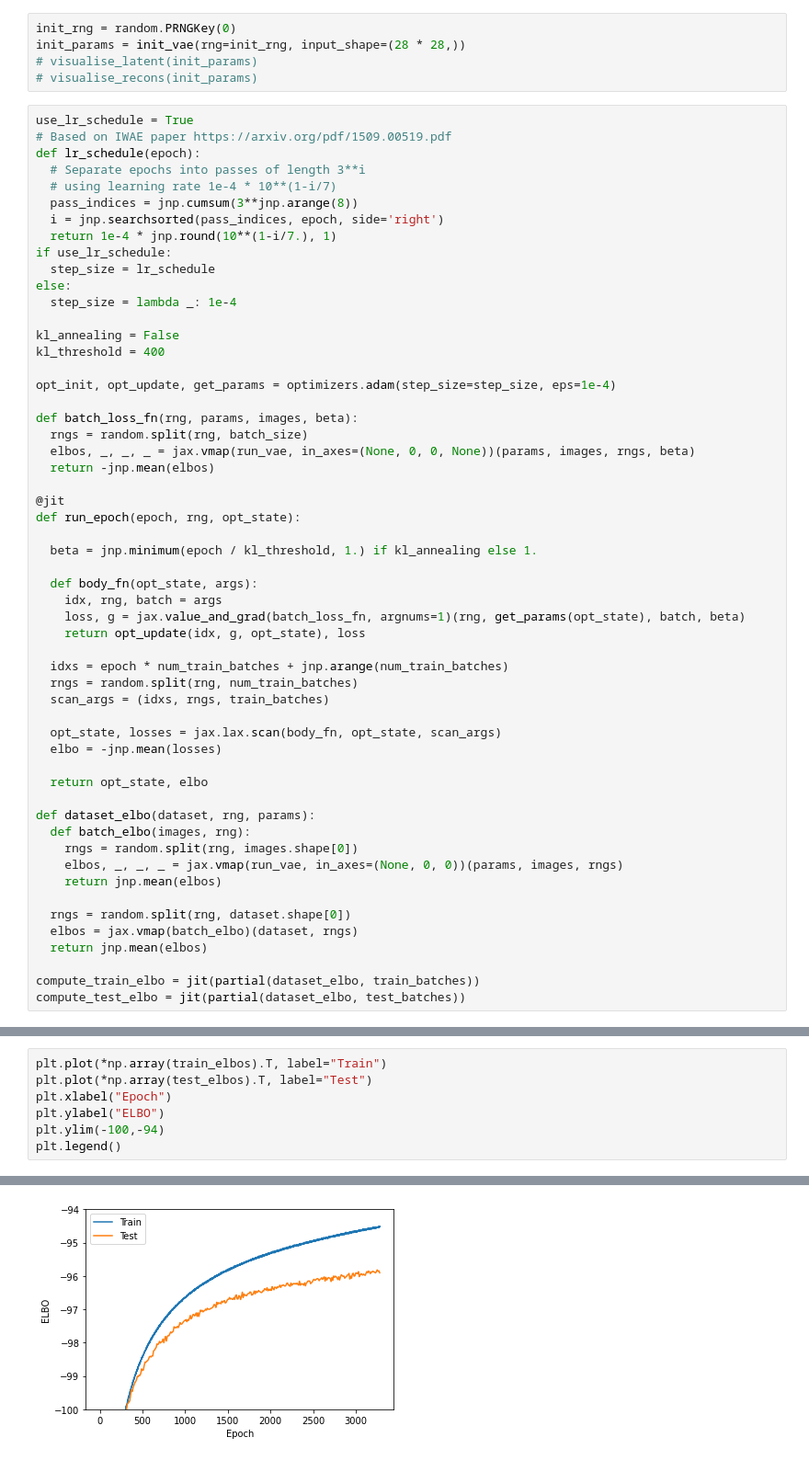
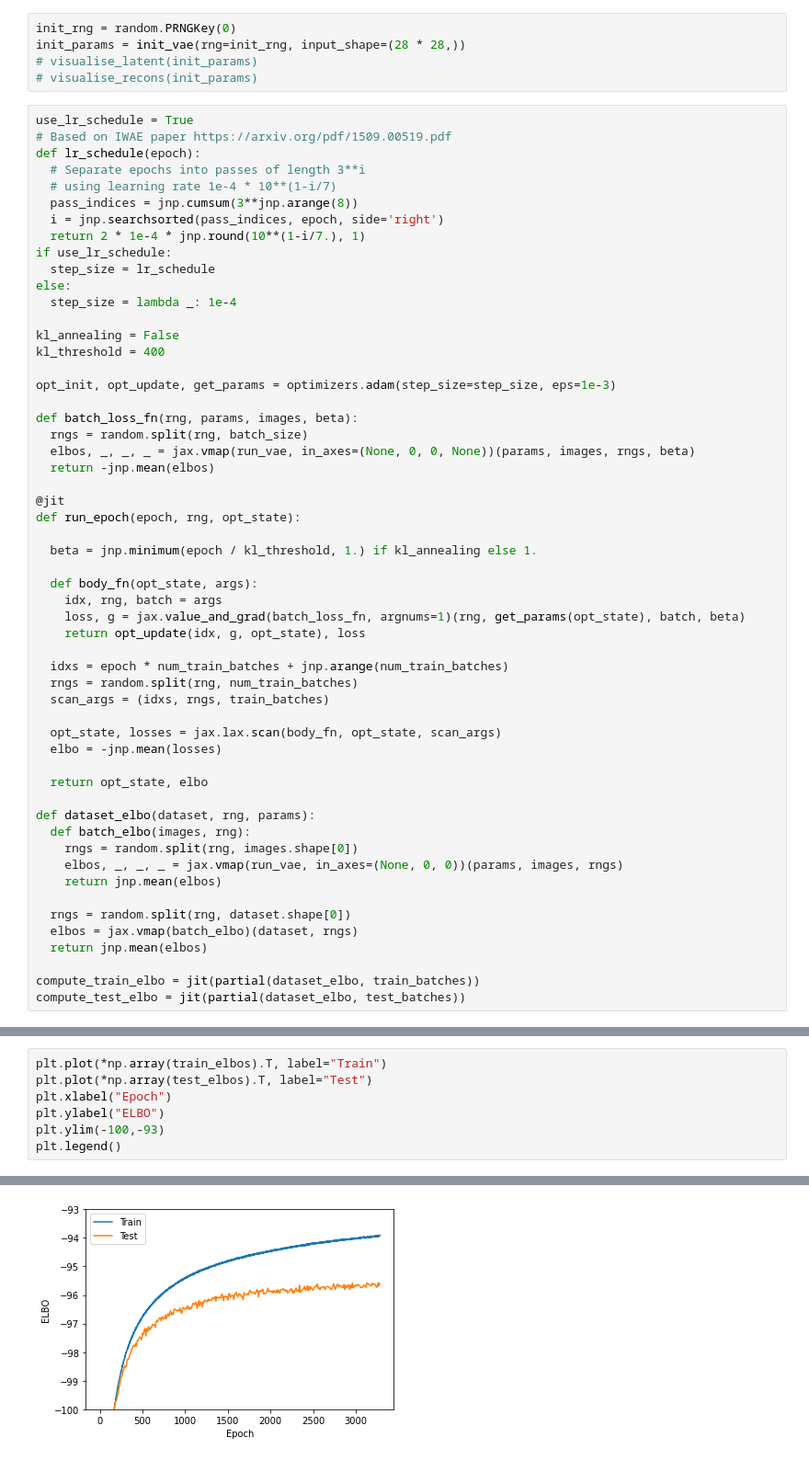
Before and after one commit to ATML-2022-Group6/inference-suboptimality, a Jupyter notebook: test_vae.ipynb, the cells around one changed output, grey strips where cells are left out. Shown at 92% size. Saved outputs shown, nothing was run; the diff lists cells and outputs as text.

```diff
--- a/test_vae.ipynb
+++ b/test_vae.ipynb
@@ -126,7 +126,7 @@ def lr_schedule(epoch):
   # using learning rate 1e-4 * 10**(1-i/7)
   pass_indices = jnp.cumsum(3**jnp.arange(8))
   i = jnp.searchsorted(pass_indices, epoch, side='right')
-  return 1e-4 * jnp.round(10**(1-i/7.), 1)
+  return 2 * 1e-4 * jnp.round(10**(1-i/7.), 1)
 if use_lr_schedule:
   step_size = lr_schedule
 else:
@@ -135,7 +135,7 @@ else:
 kl_annealing = False
 kl_threshold = 400
 
-opt_init, opt_update, get_params = optimizers.adam(step_size=step_size, eps=1e-4)
+opt_init, opt_update, get_params = optimizers.adam(step_size=step_size, eps=1e-3)
 
 def batch_loss_fn(rng, params, images, beta):
   rngs = random.split(rng, batch_size)
@@ -249,13 +249,13 @@ Epoch 3280 - Train -94.51116180419922, Test -95.90447998046875
 # %%
 plt.plot(*np.array(train_elbos).T, label="Train")
 plt.plot(*np.array(test_elbos).T, label="Test")
 plt.xlabel("Epoch")
 plt.ylabel("ELBO")
-plt.ylim(-100,-94)
+plt.ylim(-100,-93)
 plt.legend()
 # %% [output]
 <matplotlib.legend.Legend at 0x...>
-[figure, old version]
+[figure, new version]
 # %%
 visualise_recons(get_params(opt_state))
 # %% [output]
```
Also changed, not shown: parts of 5 cells of this notebook.
